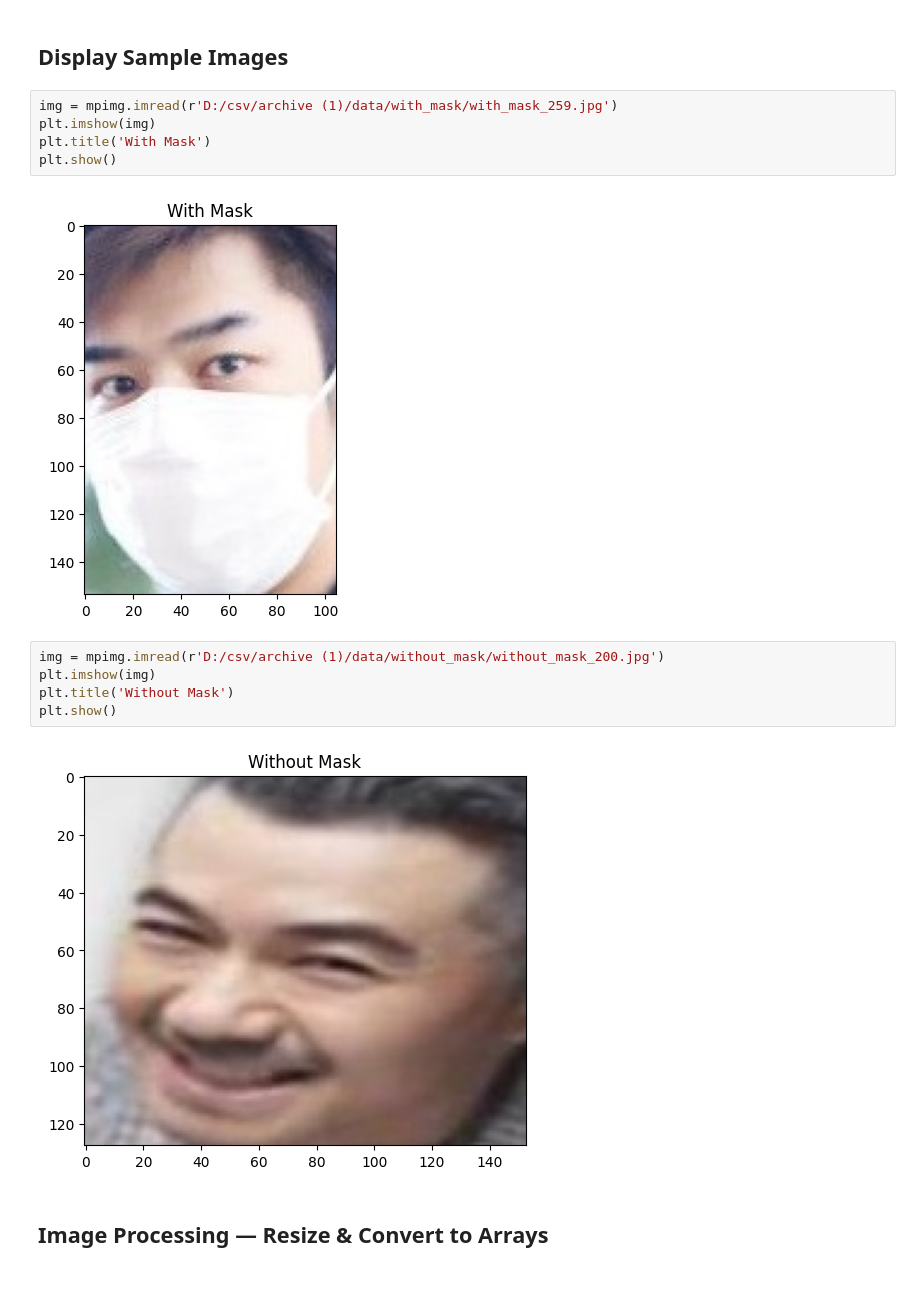
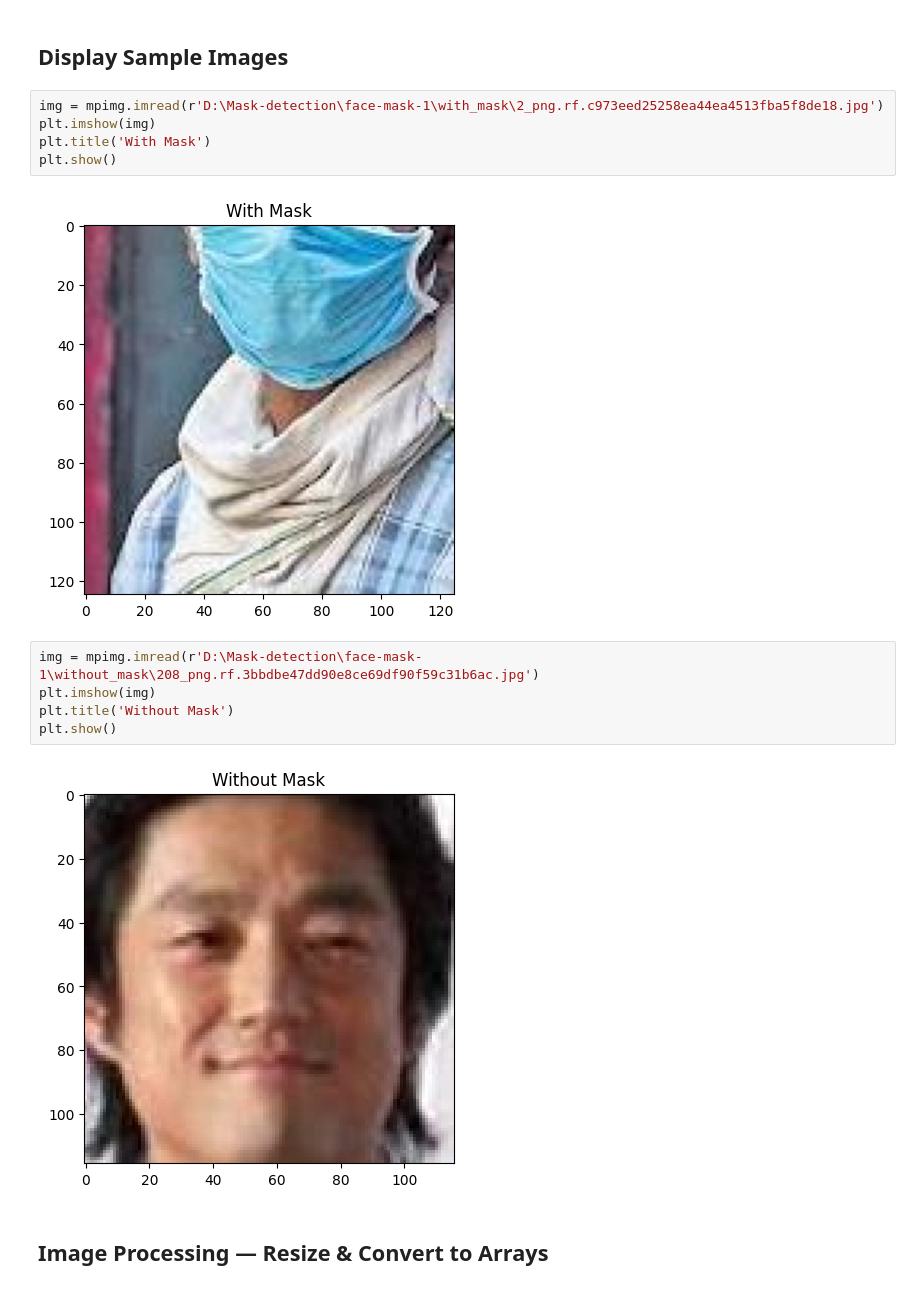
Before and after one commit to harshbhatt15/Mask_detection, a Jupyter notebook: mask_detection_pytorch.ipynb, the cells around one changed output. Saved outputs shown, nothing was run; the diff lists cells and outputs as text.

```diff
--- a/mask_detection_pytorch.ipynb
+++ b/mask_detection_pytorch.ipynb
@@ -75,19 +84,19 @@ print(labels[-5:])
 # %% [markdown]
 ## Display Sample Images
 # %%
-img = mpimg.imread(r'D:/csv/archive (1)/data/with_mask/with_mask_259.jpg')
+img = mpimg.imread(r'D:\Mask-detection\face-mask-1\with_mask\2_png.rf.c973eed25258ea44ea4513fba5f8de18.jpg')
 plt.imshow(img)
 plt.title('With Mask')
 plt.show()
 # %% [output]
-[figure, old version]
+[figure, new version]
 # %%
-img = mpimg.imread(r'D:/csv/archive (1)/data/without_mask/without_mask_200.jpg')
+img = mpimg.imread(r'D:\Mask-detection\face-mask-1\without_mask\208_png.rf.3bbdbe47dd90e8ce69df90f59c31b6ac.jpg')
 plt.imshow(img)
 plt.title('Without Mask')
 plt.show()
 # %% [output]
-[figure, old version]
+[figure, new version]
 # %% [markdown]
 ## Image Processing — Resize & Convert to Arrays
 # %%
```
Also changed, not shown: parts of 16 cells of this notebook, 3 other files.
